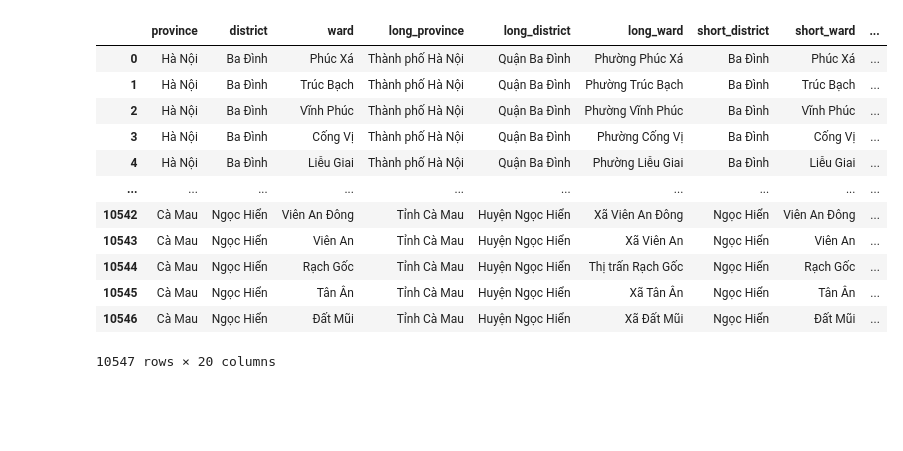
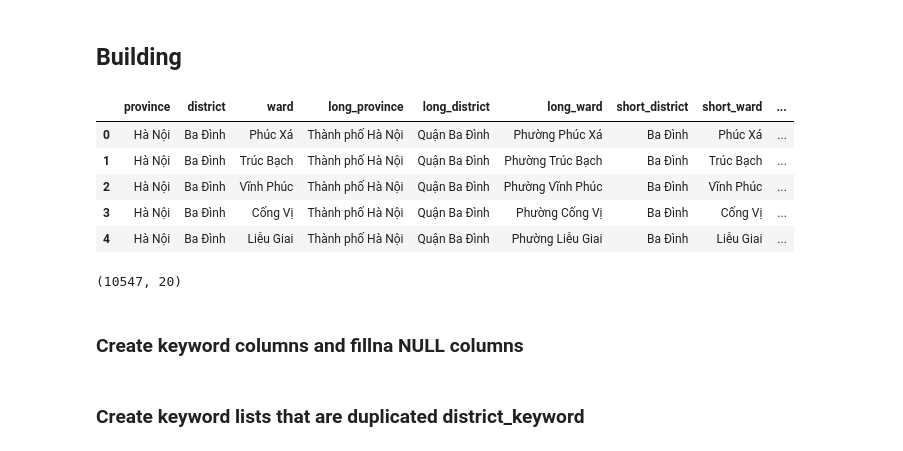
Before and after one commit to tranngocminhhieu/vietnam-administrative-units, a Jupyter notebook: notebook/build_parse_data.ipynb, the cells around one changed output. Saved outputs shown, nothing was run; the diff lists cells and outputs as text; code cells hidden in the pictures; blank space fills up the shorter version.

```diff
--- a/notebook/build_pickle_2.ipynb
+++ b/notebook/build_parse_data.ipynb
@@ -44,4 +49,6 @@ def add_district_key(df_district, province_english, district_english, district_k
     df_new['district_key'] = district_key
     df_district = pd.concat([df_district, df_new])
     return df_district
+# %% [markdown]
+## Building
 # %%
@@ -49,26 +55,27 @@ def add_district_key(df_district, province_english, district_english, district_k
 df = pd.read_csv('../data/output/vietnam_administrative_units.csv')
 # %%
-df
+df.head()
 # %% [output]
 |  | province | district | ward | long_province | long_district | long_ward | short_district | short_ward | ... |
 | 0 | Hà Nội | Ba Đình | Phúc Xá | Thành phố Hà Nội | Quận Ba Đình | Phường Phúc Xá | Ba Đình | Phúc Xá | ... |
 | 1 | Hà Nội | Ba Đình | Trúc Bạch | Thành phố Hà Nội | Quận Ba Đình | Phường Trúc Bạch | Ba Đình | Trúc Bạch | ... |
 | 2 | Hà Nội | Ba Đình | Vĩnh Phúc | Thành phố Hà Nội | Quận Ba Đình | Phường Vĩnh Phúc | Ba Đình | Vĩnh Phúc | ... |
 | 3 | Hà Nội | Ba Đình | Cống Vị | Thành phố Hà Nội | Quận Ba Đình | Phường Cống Vị | Ba Đình | Cống Vị | ... |
 | 4 | Hà Nội | Ba Đình | Liễu Giai | Thành phố Hà Nội | Quận Ba Đình | Phường Liễu Giai | Ba Đình | Liễu Giai | ... |
-| ... | ... | ... | ... | ... | ... | ... | ... | ... | ... |
-| 10542 | Cà Mau | Ngọc Hiển | Viên An Đông | Tỉnh Cà Mau | Huyện Ngọc Hiển | Xã Viên An Đông | Ngọc Hiển | Viên An Đông | ... |
-| 10543 | Cà Mau | Ngọc Hiển | Viên An | Tỉnh Cà Mau | Huyện Ngọc Hiển | Xã Viên An | Ngọc Hiển | Viên An | ... |
-| 10544 | Cà Mau | Ngọc Hiển | Rạch Gốc | Tỉnh Cà Mau | Huyện Ngọc Hiển | Thị trấn Rạch Gốc | Ngọc Hiển | Rạch Gốc | ... |
-| 10545 | Cà Mau | Ngọc Hiển | Tân Ân | Tỉnh Cà Mau | Huyện Ngọc Hiển | Xã Tân Ân | Ngọc Hiển | Tân Ân | ... |
-| 10546 | Cà Mau | Ngọc Hiển | Đất Mũi | Tỉnh Cà Mau | Huyện Ngọc Hiển | Xã Đất Mũi | Ngọc Hiển | Đất Mũi | ... |
-10547 rows × 20 columns
+# %%
+df.shape
+# %% [output]
+(10547, 20)
+# %% [markdown]
+### Create keyword columns and fillna NULL columns
 # %%
 df['province_key'] = df['province'].apply(create_province_key)
 df['district_key'] = df['short_district'].apply(create_district_key)
 df['ward_key'] = df['short_ward'].apply(create_district_key)
 df['district_level_english'].fillna('', inplace=True)
 df['ward_level_english'].fillna('', inplace=True)
+# %% [markdown]
+### Create keyword lists that are duplicated district_keyword
 # %%
 district_count = df[['province', 'long_district', 'short_district']].drop_duplicates()[['province', 'short_district']].value_counts().reset_index()
 duplicated_districts = district_count[district_count['count'] > 1]['short_district'].tolist()
```
Also changed, not shown: parts of 31 cells of this notebook, 6 other files.
